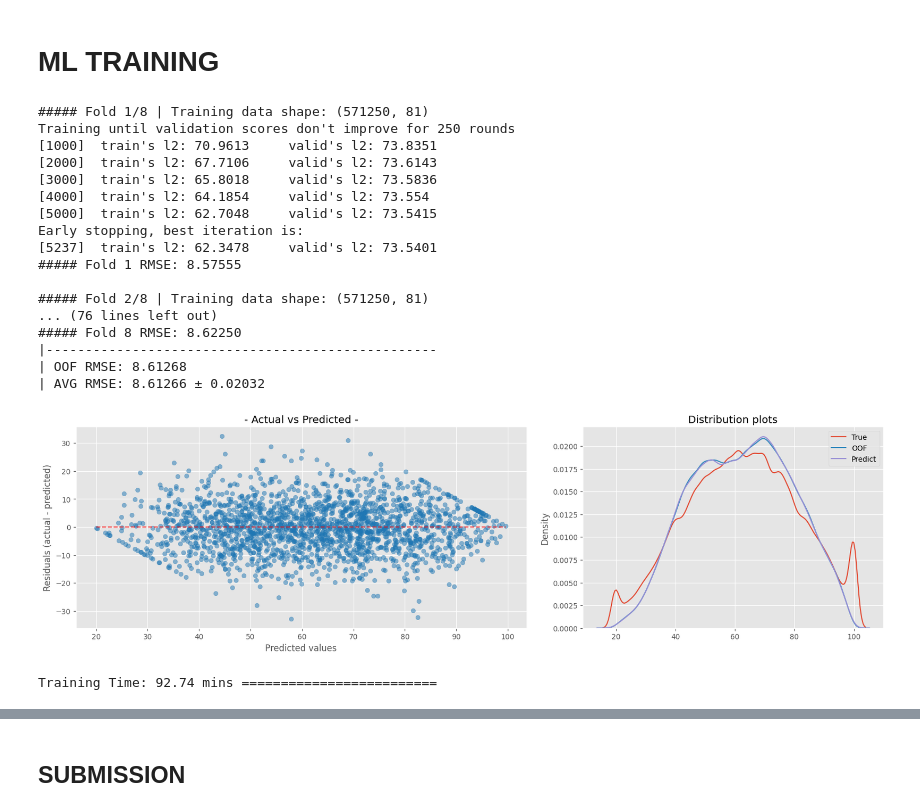
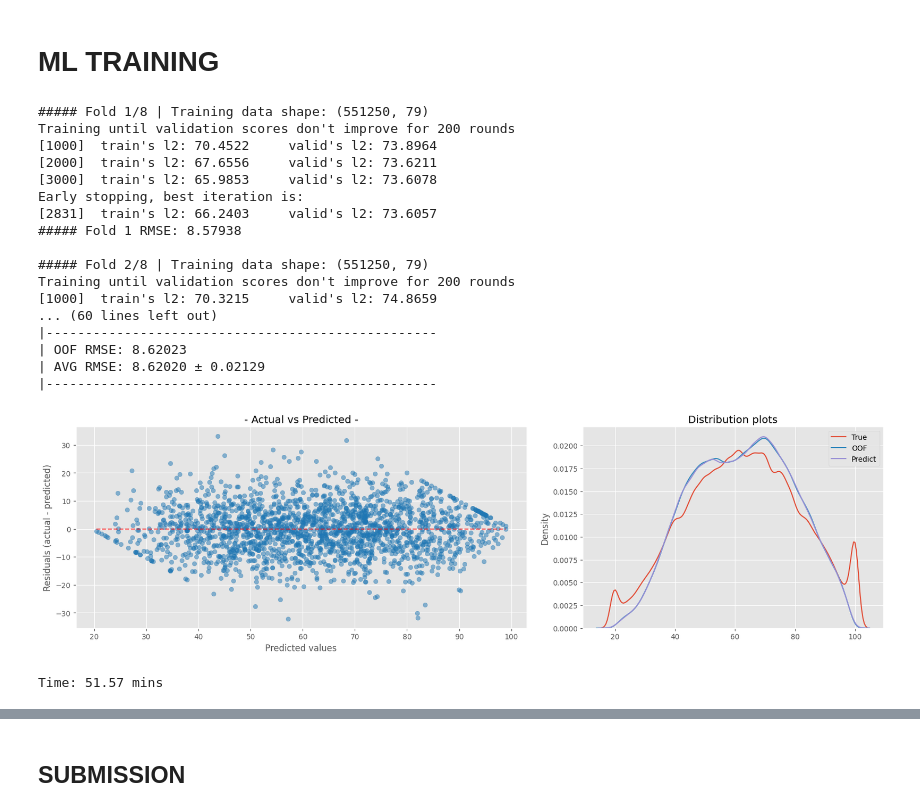
Before and after one commit to coded-sly/ps6e1-Student-Test-Score, a Jupyter notebook: ps6e1-lgbm-orig-basescore.ipynb, the cells around one changed output, grey strips where cells are left out. Saved outputs shown, nothing was run; the diff lists cells and outputs as text; code cells hidden in the pictures.

Commit message:
Kaggle Notebook | ps6e1 | LGBM | Orig+BaseScore | ⬆️ gbdt_extension_2

```diff
--- a/ps6e1-lgbm-orig-basescore.ipynb
+++ b/ps6e1-lgbm-orig-basescore.ipynb
@@ -373,3 +488,11 @@ Round_-2: 6.59 = 0.0
 Round_-1: 6.59 = 10.0
 Round_0 : 6.59 = 7.0
 Round_1 : 6.59 = 6.6
+# %%
+## -- Merge datasets --
+top_cols = ext_train.columns.tolist()
+
+train = pd.concat([train, ext_train], axis=1)
+test = pd.concat([test, ext_test], axis=1)
+
+train.head(3)
@@ -403,12 +531,12 @@ Feature sets defined!
 # DOUBLES = [c for c in BASE if train_df[c].dtype == 'float']
 ROUND = []
 
-for col in tqdm(TOP_PREDICTORS+['formula']):
+for col in tqdm(TOP_PREDICTORS): #+['formula']
     for r in range(-2, 4):
         n = f"{col}_r{r}"
         train[n] = train[col].round(r).astype('int32')
-        test[n] = test[col].round(r).astype('int32')
-        orig[n] = test[col].round(r).astype('int32')
+        test[n]  = test[col].round(r).astype('int32')
+        orig[n]  = test[col].round(r).astype('int32')
 
         ## -- Drop constant features --
         if train[n].nunique() < 3:
@@ -441,7 +584,7 @@ dtype: int64
 ## -- Extract Digits --
 DIGITS = []
 
-for col in tqdm(TOP_PREDICTORS+['sleep_hours', 'formula']):
+for col in tqdm(TOP_PREDICTORS+['sleep_hours']): #, 'formula'
     for d in range(-2, 4):
         n = f'{col}_d{d}'
         train[n] = ((train[col] * 10**d) % 10).fillna(-1).astype('int32')
@@ -792,7 +951,7 @@ y = train[TARGET].values
 
 kf = KFold(n_splits=8, shuffle=True, random_state=SEED)
 
-oof_preds  = np.zeros(len(X))
+oof_preds  = np.zeros(len(train))
 test_preds = np.zeros(len(test))
 fold_scores = []
 
@@ -807,10 +966,10 @@ for i, (train_idx, val_idx) in enumerate(kf.split(X)):
     y_train, y_val = y[train_idx], y[val_idx]
     X_test = test[FEATURES].copy()
 
-    ## -- Concatenate original data if not base_score --
-    if not USE_ORIG_COL and not USE_BASE:
-        X_train = pd.concat([X_train, orig[FEATURES]], ignore_index=True)
-        y_train = np.concatenate([y_train, orig[TARGET].values], axis=0)
+    # ## -- Concatenate original data if not base_score --
+    # if not USE_ORIG_COL and not USE_BASE:
+    #     X_train = pd.concat([X_train, orig[FEATURES]], ignore_index=True)
+    #     y_train = np.concatenate([y_train, orig[TARGET].values], axis=0)
 
     # -- TE Opt1. -> Using CUSTOM
     TE = TargetEncoder(ROUND, cv=5, smooth='auto', aggs=['mean'], drop_original=True)
@@ -828,7 +987,7 @@ for i, (train_idx, val_idx) in enumerate(kf.split(X)):
 
     combined = pd.concat([X_train, X_val, X_test])
 
-    all_cats = CATS_2 + DIGITS
+    all_cats = CATS_2+DIGITS
     for c in all_cats:
         combined[c] = combined[c].astype('category')
 
@@ -836,23 +995,23 @@ for i, (train_idx, val_idx) in enumerate(kf.split(X)):
     X_val   = combined.iloc[len(X_train):len(X_train)+len(X_val)]
     X_test  = combined.iloc[len(X_train)+len(X_val):]
 
-    suffix = 'goss'
+    suffix = 'gbdt_ext2'
     params = {
         # ---------------------------------
         # 'boosting': 'dart',
         # ---------------------------------
-        'data_sample_strategy': 'goss',
-        'top_rate': 0.6,
-        'other_rate': 0.2,
+        # 'data_sample_strategy': 'goss',
+        # 'top_rate': 0.6,
+        # 'other_rate': 0.2,
         # ---------------------------------
         'objective': 'regression',
         'eval_metric': "rmse",
         'learning_rate': 0.005,
         'max_leaves': 127,
         'subsample': 0.8,
-        'colsample_bytree': 0.35,
-        # 'reg_lambda': 0.05,
-        # 'reg_alpha': 2.0,
+        'colsample_bytree': 0.3, # orig: 0.35, ext1: 0.25, ext2: 0.3
+        # 'reg_lambda': 0.005,
+        # 'reg_alpha': 1.0,
         'random_state': SEED,
         'verbosity': -1,
         'n_jobs': os.cpu_count(),
@@ -892,7 +1051,7 @@ for i, (train_idx, val_idx) in enumerate(kf.split(X)):
         num_boost_round = 10_000,
         valid_sets = [dtrain, dval],
         valid_names = ['train', 'valid'],
-        callbacks=[lgb.early_stopping(250), lgb.log_evaluation(1000), lgb.record_evaluation(eval_result)],
+        callbacks=[lgb.early_stopping(200), lgb.log_evaluation(1000), lgb.record_evaluation(eval_result)],
     )
     all_eval_results.append(eval_result)
 
@@ -910,53 +1069,54 @@ overall_score = np.round(rmse(y, oof_preds), 5)
 print(f"|{'-'*50}{COLOR}")
 print(f"| OOF RMSE: {overall_score}")
 print(f"| AVG RMSE: {np.mean(fold_scores):.5f} ± {np.std(fold_scores):.5f}{RESET}")
+print(f"|{'-'*50}")
 
 ## -- plot_error --
 _, axs = plt.subplots(1, 2, figsize=(20, 5), gridspec_kw={'width_ratios':[0.6, 0.4], 'wspace':0.15})
 display = PredictionErrorDisplay.from_predictions(
     pd.Series(y), oof_preds, ax=axs[0], subsample=2000,
     # kind = "actual_vs_predicted",
     scatter_kwargs={"alpha": 0.5}, line_kwargs={'color': 'r'},
         )
 axs[0].set_title(f"- Actual vs Predicted -")
 
 LABELS = ['True', 'OOF', 'Predict']
 sns.kdeplot(y, ax=axs[1], label=LABELS[0])
 sns.kdeplot(oof_preds, ax=axs[1], label=LABELS[1])
 sns.kdeplot(test_preds, ax=axs[1], label=LABELS[2])
 axs[1].set_title(f"Distribution plots")
 
 for ax in axs:
     # ax.grid(False)
     ax.spines['top'].set_visible(False)
     ax.spines['right'].set_visible(False)
 
 plt.legend()
 plt.tight_layout()
 plt.show()
 
 tok = time()
 tiktok = (tok-tik) / 60
-print(f"Training Time: {tiktok:.2f} mins {'='*25}")
+print(f"Time: {tiktok:.2f} mins")
 # %% [output]
-##### Fold 1/8 | Training data shape: (571250, 81)
-Training until validation scores don't improve for 250 rounds
-[1000]  train's l2: 70.9613     valid's l2: 73.8351
-[2000]  train's l2: 67.7106     valid's l2: 73.6143
-[3000]  train's l2: 65.8018     valid's l2: 73.5836
-[4000]  train's l2: 64.1854     valid's l2: 73.554
-[5000]  train's l2: 62.7048     valid's l2: 73.5415
+##### Fold 1/8 | Training data shape: (551250, 79)
+Training until validation scores don't improve for 200 rounds
+[1000]  train's l2: 70.4522     valid's l2: 73.8964
+[2000]  train's l2: 67.6556     valid's l2: 73.6211
+[3000]  train's l2: 65.9853     valid's l2: 73.6078
 Early stopping, best iteration is:
-[5237]  train's l2: 62.3478     valid's l2: 73.5401
-##### Fold 1 RMSE: 8.57555
+[2831]  train's l2: 66.2403     valid's l2: 73.6057
+##### Fold 1 RMSE: 8.57938
 
-##### Fold 2/8 | Training data shape: (571250, 81)
-... (76 lines left out)
-##### Fold 8 RMSE: 8.62250
+##### Fold 2/8 | Training data shape: (551250, 79)
+Training until validation scores don't improve for 200 rounds
+[1000]  train's l2: 70.3215     valid's l2: 74.8659
+... (60 lines left out)
 |--------------------------------------------------
-| OOF RMSE: 8.61268
-| AVG RMSE: 8.61266 ± 0.02032
+| OOF RMSE: 8.62023
+| AVG RMSE: 8.62020 ± 0.02129
+|--------------------------------------------------
-[figure, old version]
+[figure, new version]
-Training Time: 92.74 mins =========================
+Time: 51.57 mins
 # %%
 float(overall_score)
```
Also changed, not shown: parts of 20 cells of this notebook.
